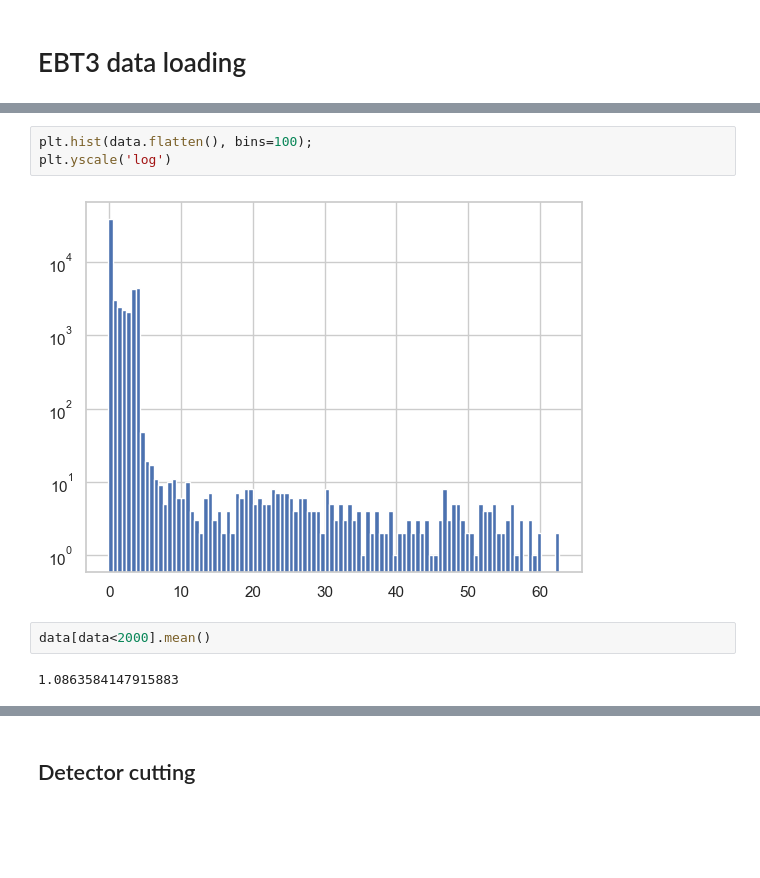
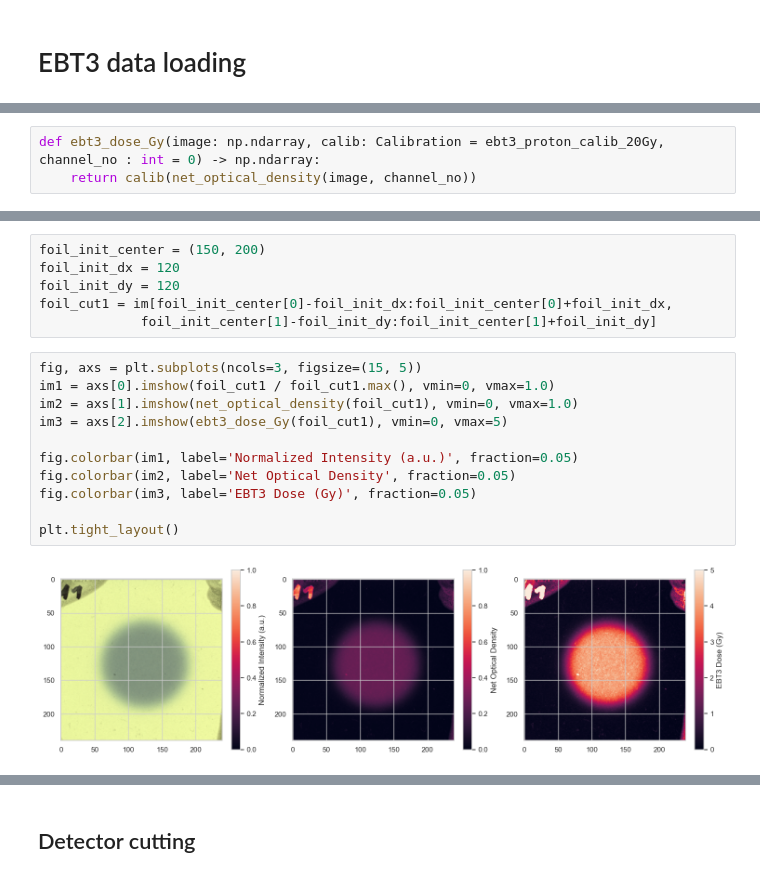
Before and after one commit to grzanka/osl_mb_foils, a Jupyter notebook: notebooks/playground/0.6-lg-2d-efficiency_10mm.ipynb, the cells around one changed output, grey strips where cells are left out. Saved outputs shown, nothing was run; the diff lists cells and outputs as text; blank space fills up the shorter version.

```diff
--- a/notebooks/playground/0.6-lg-2d-efficiency_10mm.ipynb
+++ b/notebooks/playground/0.6-lg-2d-efficiency_10mm.ipynb
@@ -34 +123,4 @@ bg_b = 27929.477
+# %%
+def ebt3_dose_Gy(image: np.ndarray, calib: Calibration = ebt3_proton_calib_20Gy, channel_no : int = 0) -> np.ndarray:
+    return calib(net_optical_density(image, channel_no))
 # %%
@@ -185,9 +147,19 @@ plt.imshow(data, cmap='inferno')
-# %%
-plt.hist(data.flatten(), bins=100);
-plt.yscale('log')
-# %% [output]
-[figure, removed]
-# %%
-data[data<2000].mean()
-# %% [output]
-1.0863584147915883
+# %%
+foil_init_center = (150, 200)
+foil_init_dx = 120
+foil_init_dy = 120
+foil_cut1 = im[foil_init_center[0]-foil_init_dx:foil_init_center[0]+foil_init_dx,
+             foil_init_center[1]-foil_init_dy:foil_init_center[1]+foil_init_dy]
+# %%
+fig, axs = plt.subplots(ncols=3, figsize=(15, 5))
+im1 = axs[0].imshow(foil_cut1 / foil_cut1.max(), vmin=0, vmax=1.0)
+im2 = axs[1].imshow(net_optical_density(foil_cut1), vmin=0, vmax=1.0)
+im3 = axs[2].imshow(ebt3_dose_Gy(foil_cut1), vmin=0, vmax=5)
+
+fig.colorbar(im1, label='Normalized Intensity (a.u.)', fraction=0.05)
+fig.colorbar(im2, label='Net Optical Density', fraction=0.05)
+fig.colorbar(im3, label='EBT3 Dose (Gy)', fraction=0.05)
+
+plt.tight_layout()
+# %% [output]
+[figure, added]
```
Also changed, not shown: parts of 42 cells of this notebook.
